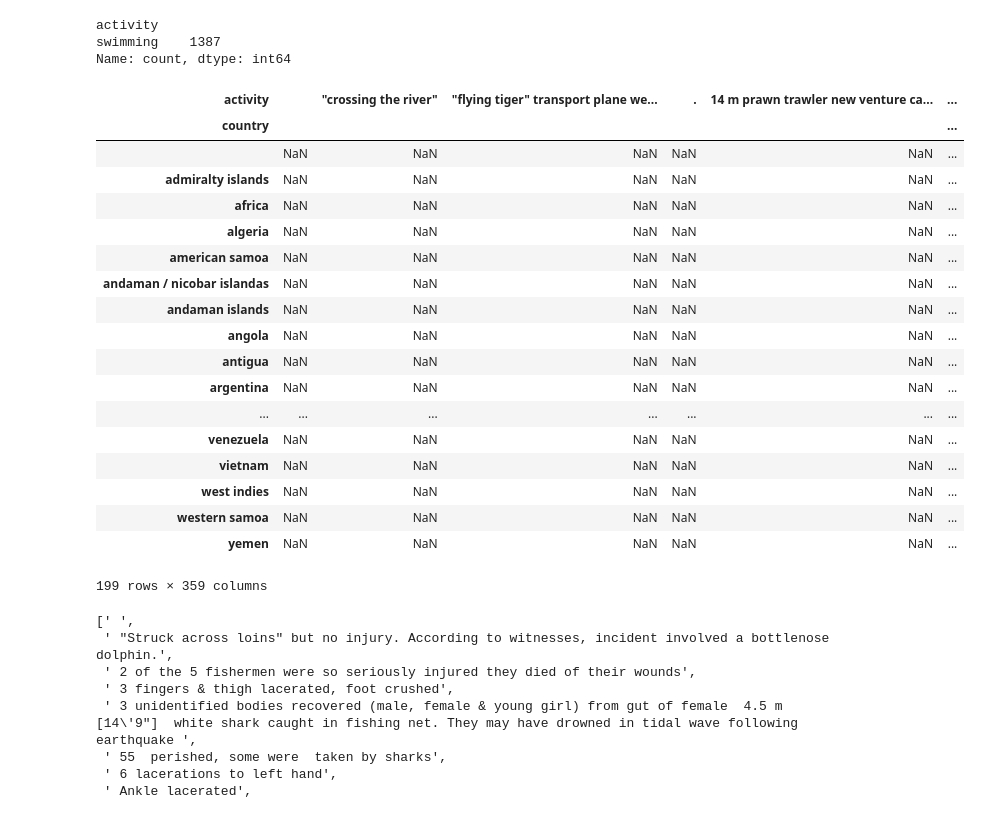
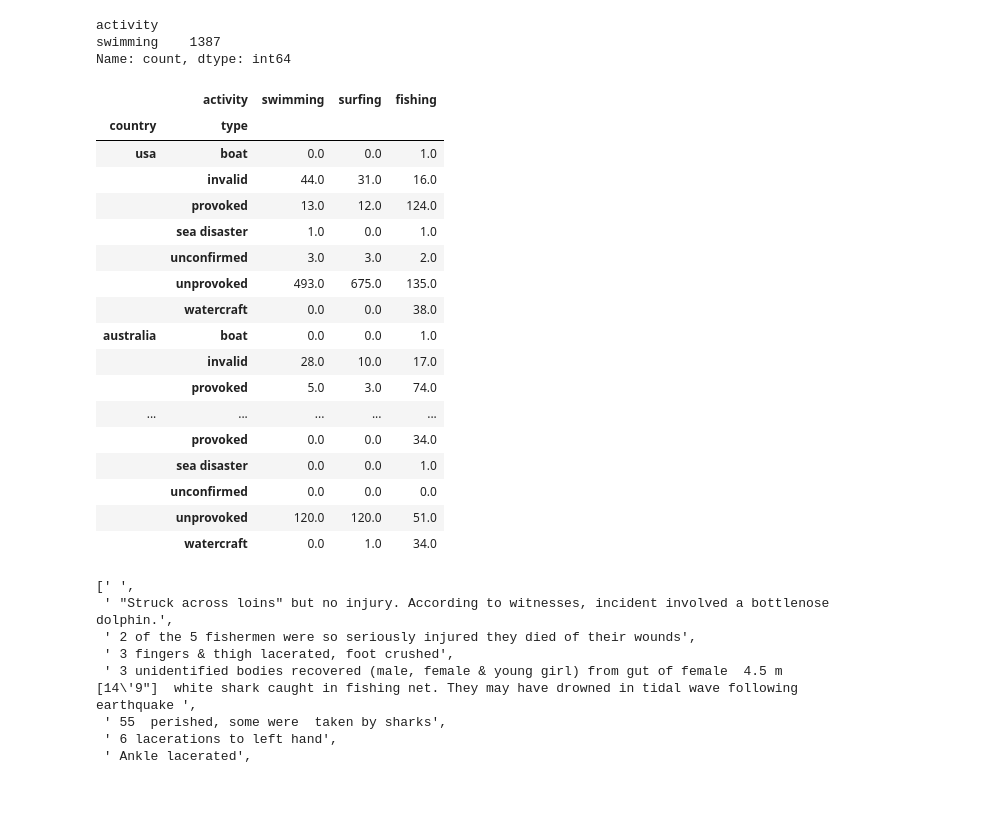
Before and after one commit to edwardo2013/quest-shark, a Jupyter notebook: Quest.ipynb, the cells around one changed output. Saved outputs shown, nothing was run; the diff lists cells and outputs as text; code cells hidden in the pictures.

Commit message:
Sol, needs cleaning

```diff
--- a/Quest.ipynb
+++ b/Quest.ipynb
@@ -1,6 +1,5 @@
 # %%
 import pandas as pd
-#import numpy as num
 
 # Check if this works
 def set_pd_options(rows=1000,cols=30):
@@ -38,7 +37,7 @@ def clean_country(df):
     df['country'] = df['country'].apply(clean_char)  # to lower, remove ? at the end
     df['country'] = df['country'].str.replace(' (uae)','').str.replace('&','and').str.replace(' (sri lanka)','').str.replace('columbia','colombia').str.replace('coast of africa','africa').str.replace('st. martin','st martin').str.replace('st. maartin','')
     return df
-
+# cleaner for activity
 def clean_helper(row,mydict):
     for key,value in mydict.items():
         if key in row.lower():
@@ -110,70 +109,63 @@ df = read_excel_to_df('GSAF5.xls')
 df = rename_columns(df)
 df = df.drop(['unnamed:_21','unnamed:_22'],axis=1) # remove last two columns (NaN mostly in all, not relevant
 
 # clean variables
 df = clean_country(df)
 df = clean_activity(df)
 df = clean_type(df)
 # Needs fixing / observations:
 # Sex is missing in # cells (nan) nad has 8 cells
 # There are names replaces by "male" and "Female"
 # last two columns can be removed, (NaN as value)
 # columns after 'source' were hidden, althoguh does not seem to relevant
+# Going to work with Activity, Country, Type. Clean only these values
 
 # Hipothesis
 """Null Hypothesis (H0): The number of shark attacks during surfing is not significantly higher in the USA compared to other countries, and there is no association between the popularity of surfing and shark attacks.
 
 Alternative Hypothesis (H1): Most shark attacks occur during surfing, with a higher frequency in the USA due to the popularity of surfing as a sport, and these attacks are unprovoked."""
 # most attacks are done when surfing and are located in the USA since surfing is a more popular sport there and it as unprovoked (explore more, see what other data is relevant and why)
 # There are more attacks on America than other continent since they do more beach activities (Second hipothesis)
 
 
-# Going to work with Activity, Country, Type. Clean only these values. Other columns that can help me on this? Example Time of the day
-# apply filters and apply functions etc
-
-# country, activity, Type
-#hip_vars_df = df[['country','activity','type']]
-
-#print("activity after cleaning\n", df['activity'].value_counts())
-#print("country after cleaning\n", df['country'].value_counts())
+print("activity after cleaning\n", df['activity'].value_counts())
+print("country after cleaning\n", df['country'].value_counts())
 
 
-# To CONTINUE
-# my filter
-filter_surf = (df['activity'] == 'swimming') # surfing is 1255 and swimming is 1387!
-x = df.loc[filter_surf]
-print(x['activity'].value_counts())
 
-# what was before the change with raiana?
-pivot_table = df.pivot_table(index='country',
-                             columns='activity',values='date', aggfunc='count')
-#sorted_pivot_table = pivot_table.sort_values(by='activity', ascending=False)
+pivot_table = df.pivot_table(index='country',columns='activity',values='date', aggfunc='count')
 
-#surfing_stats = sorted_pivot_table[sorted_pivot_table.index.isin(['surfing'])]
 
-pivot_table.loc[['usa','australia','south africa'],['surfing','swimming']]
-pivot_table
+# Check hipothesis country, type against activity
+pivot_table2 = df.pivot_table(index=['country','type'],
+                             columns='activity',values='date', aggfunc='count').fillna(0)
+
+
+
+top_3_countries = pivot_table.sum(axis=1).sort_values(ascending=False).head(3).index
+top_3_activity = pivot_table.sum(axis=0).sort_values(ascending=False).head(3).index
+print(pivot_table.loc[top_3_countries,top_3_activity])
+print(pivot_table2.loc[top_3_countries,top_3_activity])
 # %% [output]
 activity
 swimming    1387
 Name: count, dtype: int64
-| activity |  | "crossing the river" | "flying tiger" transport plane we... | . | 14 m prawn trawler new venture ca... | ... |
-| country |  |  |  |  |  | ... |
-|  | NaN | NaN | NaN | NaN | NaN | ... |
-| admiralty islands | NaN | NaN | NaN | NaN | NaN | ... |
-| africa | NaN | NaN | NaN | NaN | NaN | ... |
-| algeria | NaN | NaN | NaN | NaN | NaN | ... |
-| american samoa | NaN | NaN | NaN | NaN | NaN | ... |
-| andaman / nicobar islandas | NaN | NaN | NaN | NaN | NaN | ... |
-| andaman islands | NaN | NaN | NaN | NaN | NaN | ... |
-| angola | NaN | NaN | NaN | NaN | NaN | ... |
-| antigua | NaN | NaN | NaN | NaN | NaN | ... |
-| argentina | NaN | NaN | NaN | NaN | NaN | ... |
-| ... | ... | ... | ... | ... | ... | ... |
-| venezuela | NaN | NaN | NaN | NaN | NaN | ... |
-| vietnam | NaN | NaN | NaN | NaN | NaN | ... |
-| west indies | NaN | NaN | NaN | NaN | NaN | ... |
-| western samoa | NaN | NaN | NaN | NaN | NaN | ... |
-| yemen | NaN | NaN | NaN | NaN | NaN | ... |
+|  | activity | swimming | surfing | fishing |
+| country | type |  |  |  |
+| usa | boat | 0.0 | 0.0 | 1.0 |
+|  | invalid | 44.0 | 31.0 | 16.0 |
+|  | provoked | 13.0 | 12.0 | 124.0 |
+|  | sea disaster | 1.0 | 0.0 | 1.0 |
+|  | unconfirmed | 3.0 | 3.0 | 2.0 |
+|  | unprovoked | 493.0 | 675.0 | 135.0 |
+|  | watercraft | 0.0 | 0.0 | 38.0 |
+| australia | boat | 0.0 | 0.0 | 1.0 |
+|  | invalid | 28.0 | 10.0 | 17.0 |
+|  | provoked | 5.0 | 3.0 | 74.0 |
+| ... | ... | ... | ... | ... |
+|  | provoked | 0.0 | 0.0 | 34.0 |
+|  | sea disaster | 0.0 | 0.0 | 1.0 |
+|  | unconfirmed | 0.0 | 0.0 | 0.0 |
+|  | unprovoked | 120.0 | 120.0 | 51.0 |
+|  | watercraft | 0.0 | 1.0 | 34.0 |
-199 rows × 359 columns
 # %%
```
Also changed, not shown: parts of 1 cell of this notebook.
